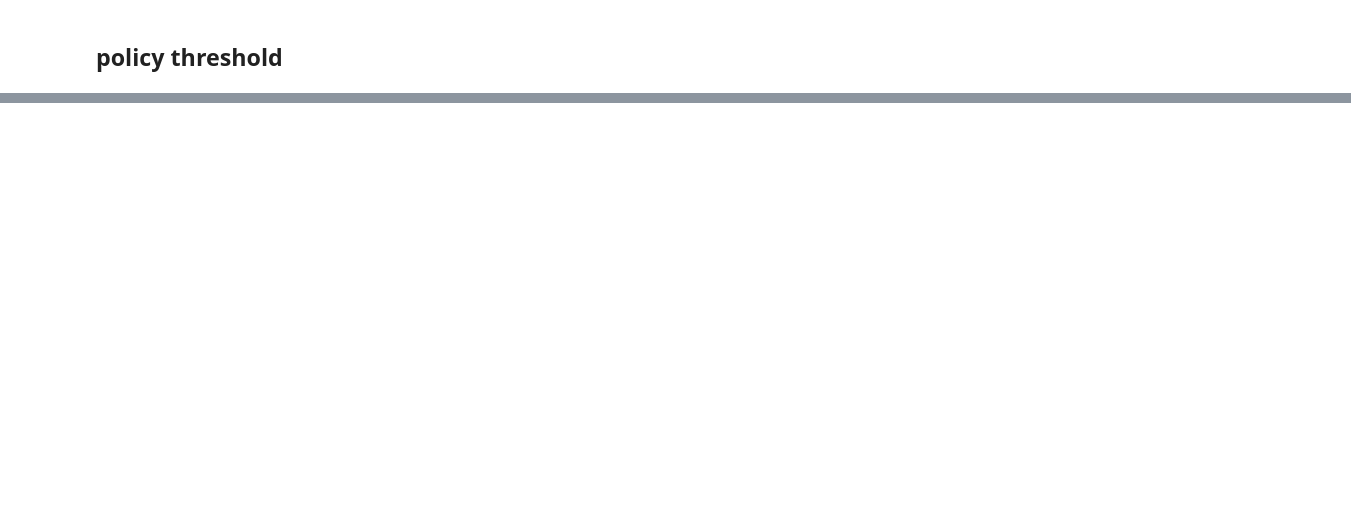
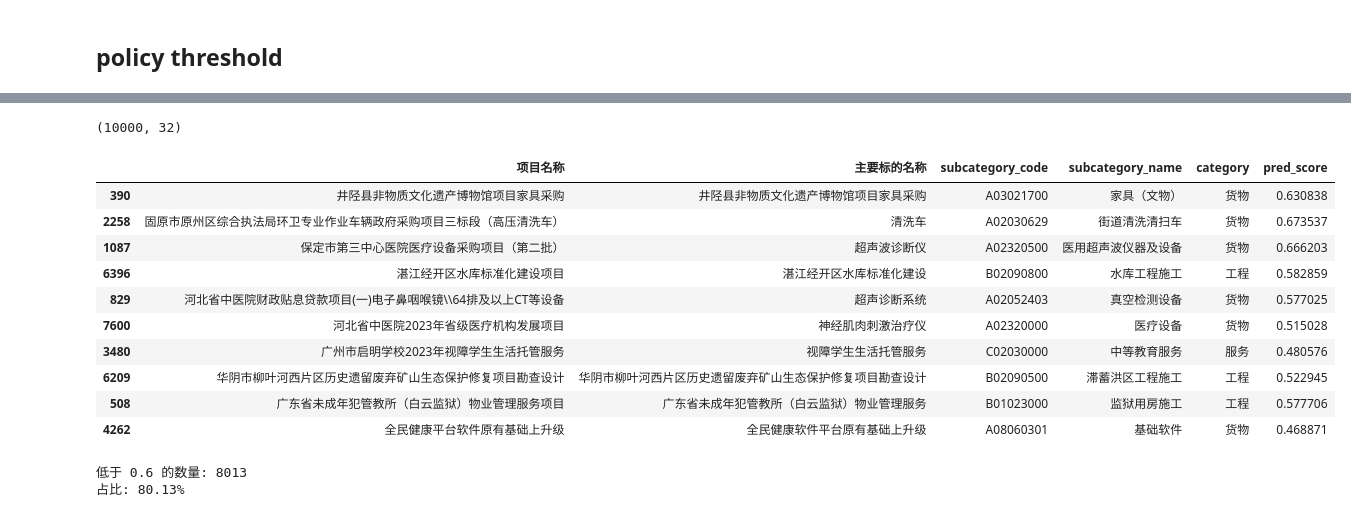
Before and after one commit to Lezy01/China_procurement, a Jupyter notebook: code/data_clean.ipynb, the cells around one changed output, grey strips where cells are left out. Saved outputs shown, nothing was run; the diff lists cells and outputs as text; code cells hidden in the pictures; blank space fills up the shorter version.

Commit message:
embedding

```diff
--- a/code/data_clean.ipynb
+++ b/code/data_clean.ipynb
@@ -426,0 +782,79 @@ Name: count, dtype: int64
+# %%
+proc.shape
+# %% [output]
+(10000, 32)
+# %%
+import pandas as pd
+import numpy as np
+
+# ====== 加载数据 ======
+catalog =  pd.read_pickle("/Users/yxy/UChi/Summer2025/Procurement/dta/catalog_with_embeddings.pkl")
+proc = pd.read_pickle("/Users/yxy/UChi/Summer2025/Procurement/dta/merged.pkl")
+
+# ====== 预处理 embedding ======
+catalog_emb = np.vstack(catalog["embedding"].apply(np.array).values)
+
+# 保存原始信息，后面要赋值用
+catalog_codes = catalog["编  码"].values
+catalog_names = catalog["品目名称"].values
+catalog_cats  = catalog["品目类别"].values
+
+proj_emb = np.vstack(proc["embedding_project"].apply(np.array).values)
+item_emb = np.vstack(proc["embedding_item"].apply(np.array).values)
+
+# ====== 归一化 ======
+def normalize(mat):
+    return mat / np.linalg.norm(mat, axis=1, keepdims=True)
+
+catalog_emb = normalize(catalog_emb)
+proj_emb = normalize(proj_emb)
+item_emb = normalize(item_emb)
+
+# ====== 计算相似度 ======
+sim_proj = proj_emb @ catalog_emb.T
+sim_item = item_emb @ catalog_emb.T
+sim_combined = np.maximum(sim_proj, sim_item)
+
+# ====== 找到最佳匹配索引 ======
+best_idx = np.argmax(sim_combined, axis=1)
+best_score = np.max(sim_combined, axis=1)
+
+# ====== 根据索引取目录表的列 ======
+proc["subcategory_code"] = catalog_codes[best_idx]
+proc["subcategory_name"] = catalog_names[best_idx]
+proc["category"]         = catalog_cats[best_idx]
+proc["pred_score"]       = best_score
+
+# ====== 保存结果 ======
+proc.to_pickle("procurement_classified.pkl")
+proc.to_csv("procurement_classified.csv", index=False)
+
+proc[["项目名称", "主要标的名称",
+            "subcategory_code", "subcategory_name", "category", "pred_score"]].sample(10)
+# %% [output]
+|  | 项目名称 | 主要标的名称 | subcategory_code | subcategory_name | category | pred_score |
+| 390 | 井陉县非物质文化遗产博物馆项目家具采购 | 井陉县非物质文化遗产博物馆项目家具采购 | A03021700 | 家具（文物） | 货物 | 0.630838 |
+| 2258 | 固原市原州区综合执法局环卫专业作业车辆政府采购项目三标段（高压清洗车） | 清洗车 | A02030629 | 街道清洗清扫车 | 货物 | 0.673537 |
+| 1087 | 保定市第三中心医院医疗设备采购项目（第二批） | 超声波诊断仪 | A02320500 | 医用超声波仪器及设备 | 货物 | 0.666203 |
+| 6396 | 湛江经开区水库标准化建设项目 | 湛江经开区水库标准化建设 | B02090800 | 水库工程施工 | 工程 | 0.582859 |
+| 829 | 河北省中医院财政贴息贷款项目(一)电子鼻咽喉镜\\64排及以上CT等设备 | 超声诊断系统 | A02052403 | 真空检测设备 | 货物 | 0.577025 |
+| 7600 | 河北省中医院2023年省级医疗机构发展项目 | 神经肌肉刺激治疗仪 | A02320000 | 医疗设备 | 货物 | 0.515028 |
+| 3480 | 广州市启明学校2023年视障学生生活托管服务 | 视障学生生活托管服务 | C02030000 | 中等教育服务 | 服务 | 0.480576 |
+| 6209 | 华阴市柳叶河西片区历史遗留废弃矿山生态保护修复项目勘查设计 | 华阴市柳叶河西片区历史遗留废弃矿山生态保护修复项目勘查设计 | B02090500 | 滞蓄洪区工程施工 | 工程 | 0.522945 |
+| 508 | 广东省未成年犯管教所（白云监狱）物业管理服务项目 | 广东省未成年犯管教所（白云监狱）物业管理服务 | B01023000 | 监狱用房施工 | 工程 | 0.577706 |
+| 4262 | 全民健康平台软件原有基础上升级 | 全民健康软件平台原有基础上升级 | A08060301 | 基础软件 | 货物 | 0.468871 |
+# %%
+import pandas as pd
+
+# 读取分类结果
+proc = pd.read_pickle("procurement_classified.pkl")
+
+# 统计 pred_score < 0.6 的数量
+low_score_count = (proc["pred_score"] <  0.6).sum()
+low_score_ratio = low_score_count / len(proc)
+
+print(f"低于 0.6 的数量: {low_score_count}")
+print(f"占比: {low_score_ratio:.2%}")
+# %% [output]
+低于 0.6 的数量: 8013
+占比: 80.13%
```
Also changed, not shown: parts of 57 cells of this notebook, 15 other files.
